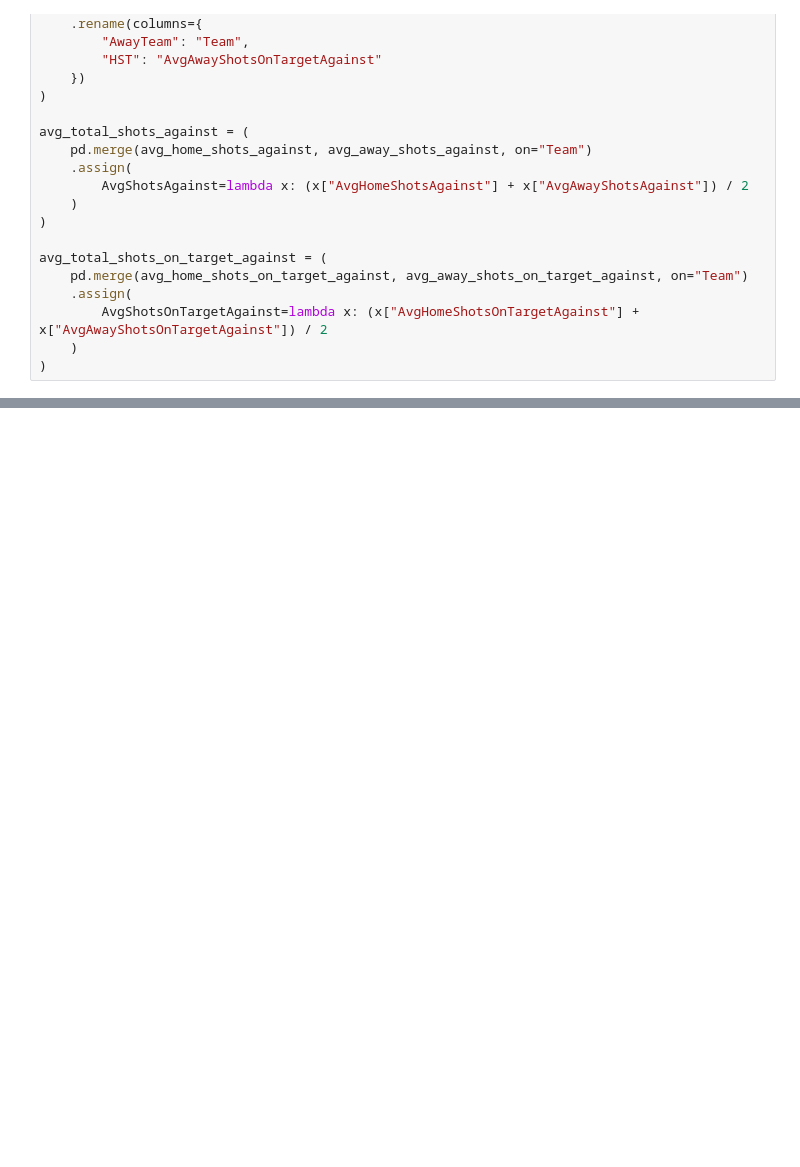
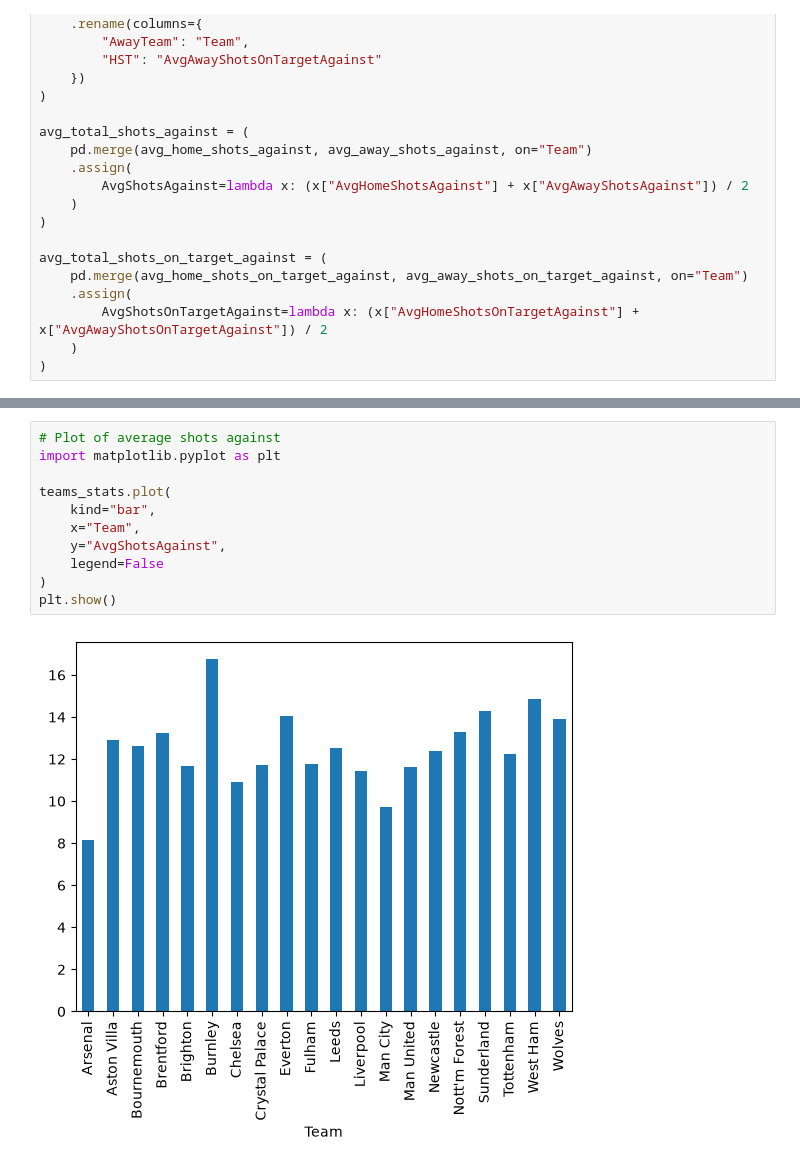
Before and after one commit to hphillips9/football-analysis, a Jupyter notebook: notebooks/01_data_exploration.ipynb, the cells around one changed output, grey strips where cells are left out. Drawn from its saved outputs; the diff is of its cells as text; blank space fills up the shorter version.

```diff
--- a/notebooks/01_data_exploration.ipynb
+++ b/notebooks/01_data_exploration.ipynb
@@ -290,0 +330,13 @@ teams_stats
+# %%
+# Plot of average shots against
+import matplotlib.pyplot as plt
+
+teams_stats.plot(
+    kind="bar",
+    x="Team",
+    y="AvgShotsAgainst",
+    legend=False
+)
+plt.show()
+# %% [output]
+[figure, added]
```
Also changed, not shown: parts of 4 cells of this notebook.
